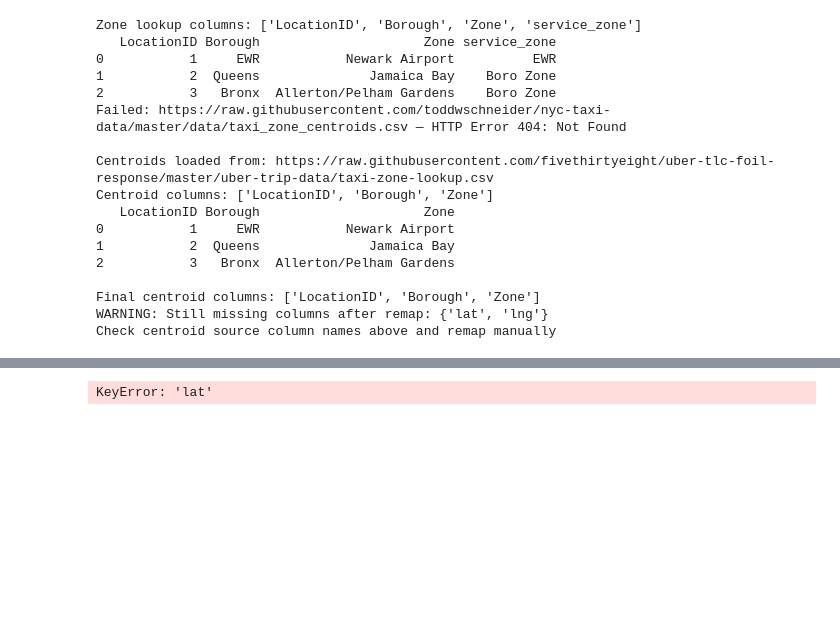
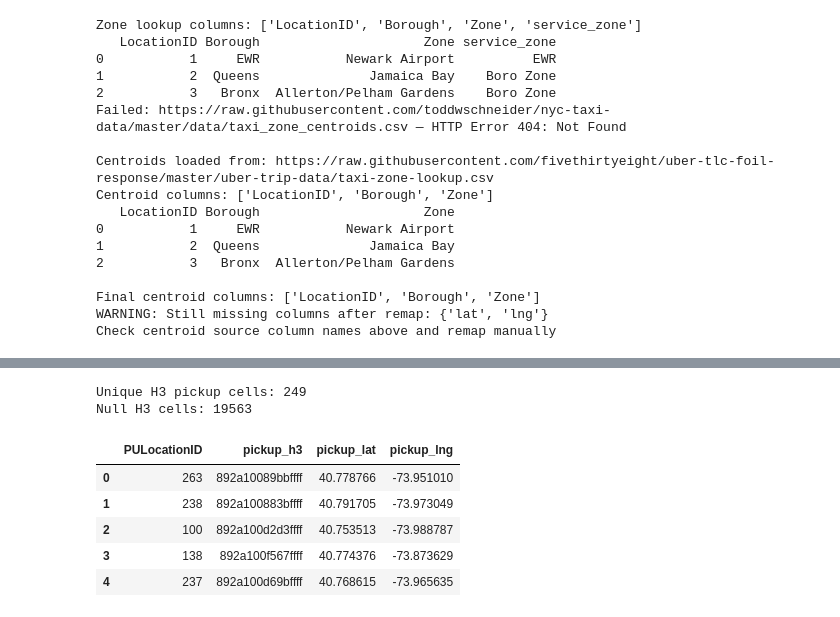
Before and after one commit to chamoflag/AI-ML, a Jupyter notebook: H3Spatial.ipynb, the cells around one changed output, grey strips where cells are left out. Saved outputs shown, nothing was run; the diff lists cells and outputs as text; code cells hidden in the pictures; blank space fills up the shorter version.

```diff
--- a/H3Spatial.ipynb
+++ b/H3Spatial.ipynb
@@ -198,32 +252,48 @@ Check centroid source column names above and remap manually
 # %%
 # Convert zone centroids to H3 cells at resolution 9
-# Resolution 9: ~174m average edge length — captures block-level routing complexity
-
 def lat_lng_to_h3(lat, lng, resolution=9):
     try:
         return h3.latlng_to_cell(lat, lng, resolution)
     except Exception:
         return None
 
-centroids['h3_cell'] = centroids.apply(
-    lambda row: lat_lng_to_h3(row['lat'], row['lng']), axis=1
-)
+# Ensure columns are present and map H3 cells
+if 'lat' in centroids.columns and 'lng' in centroids.columns:
+    centroids['h3_cell'] = centroids.apply(
+        lambda row: lat_lng_to_h3(row['lat'], row['lng']), axis=1
+    )
+else:
+    print("Error: 'lat' or 'lng' columns missing from centroids dataframe.")
+
+# Clean up df_q1 if this is a re-run
+for col in ['pickup_h3', 'pickup_lat', 'pickup_lng', 'LocationID_y']:
+    if col in df_q1.columns:
+        df_q1.drop(columns=[col], inplace=True)
 
 # Map H3 cells back to trip dataframe
 df_q1 = df_q1.merge(
     centroids[['LocationID', 'h3_cell', 'lat', 'lng']],
     left_on='PULocationID',
     right_on='LocationID',
     how='left'
 )
+
 df_q1.rename(columns={
     'h3_cell': 'pickup_h3',
     'lat': 'pickup_lat',
     'lng': 'pickup_lng'
 }, inplace=True)
 
 print(f"Unique H3 pickup cells: {df_q1['pickup_h3'].nunique()}")
 print(f"Null H3 cells: {df_q1['pickup_h3'].isna().sum()}")
 df_q1 = df_q1.dropna(subset=['pickup_h3'])
+display(df_q1[['PULocationID', 'pickup_h3', 'pickup_lat', 'pickup_lng']].head())
 # %% [output]
-KeyError: 'lat'
+Unique H3 pickup cells: 249
+Null H3 cells: 19563
+|  | PULocationID | pickup_h3 | pickup_lat | pickup_lng |
+| 0 | 263 | 892a10089bbffff | 40.778766 | -73.951010 |
+| 1 | 238 | 892a100883bffff | 40.791705 | -73.973049 |
+| 2 | 100 | 892a100d2d3ffff | 40.753513 | -73.988787 |
+| 3 | 138 | 892a100f567ffff | 40.774376 | -73.873629 |
+| 4 | 237 | 892a100d69bffff | 40.768615 | -73.965635 |
```
Also changed, not shown: parts of 10 cells of this notebook.
